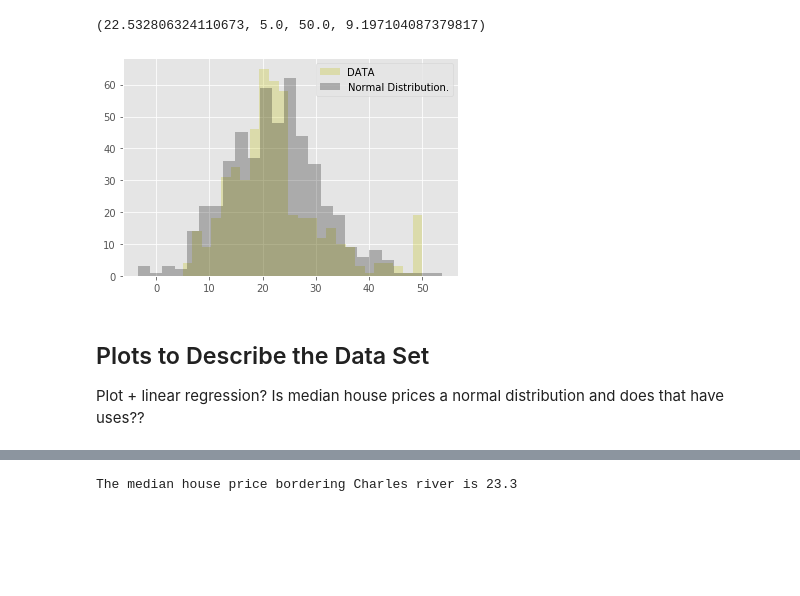
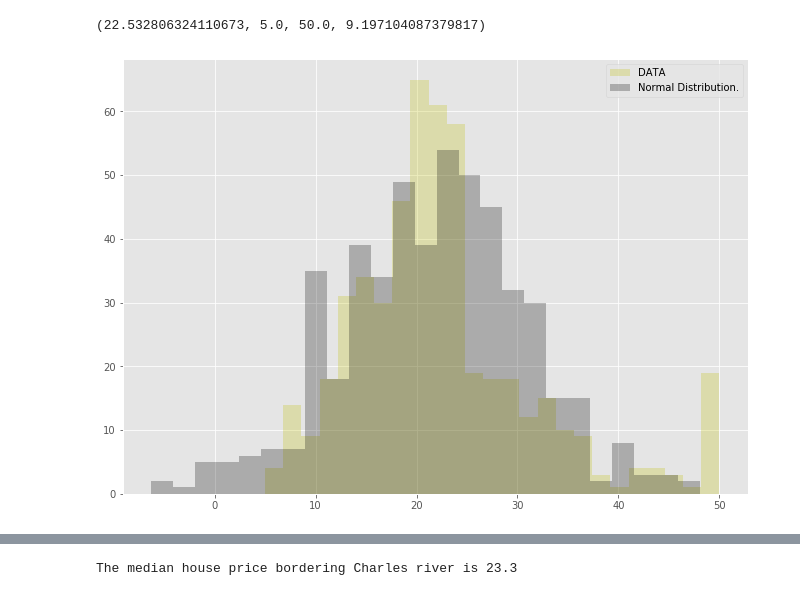
Before and after one commit to healyshane/machine-learn, a Jupyter notebook: machineAssignment.ipynb, the cells around one changed output, grey strips where cells are left out. Drawn from its saved outputs; the diff is of its cells as text; code cells hidden in the pictures; blank space fills up the shorter version.

Commit message:
Stats update, plotting, formatting

```diff
--- a/machineAssignment.ipynb
+++ b/machineAssignment.ipynb
@@ -10,7 +10,7 @@ import scipy.stats as stats
 import seaborn as sns
 
 plt.style.use('ggplot')
-plt.rcParams['figure.figsize'] = 14, 10
+plt.rcParams['figure.figsize'] = 11.2, 8
 # %%
 # Data Set from Github, https://raw.githubusercontent.com/selva86/datasets/master/BostonHousing.csv
 
@@ -88,5 +82,5 @@ From initial review, to select a subset for plotting, the above are factors that
 # %% [markdown]
 ## Visualise the median house price
 # %%
-a = df['medv']
+houseprice = df['medv']
 # %%
@@ -95,13 +89,9 @@ a.mean(), a.min(), a.max(), a.std()
 (22.532806324110673, 5.0, 50.0, 9.197104087379817)
 # %%
 # Create histograms to visualise the distribution of house prices
-plt.hist(a, bins=25, color='y', alpha=0.25, label="DATA")
+plt.hist(houseprice, bins=25, color='y', alpha=0.25, label="DATA")
 plt.hist(np.random.normal(22.53, 9.2, 506), color='k', alpha=0.25, bins = 25, label = "Normal Distribution.")
 plt.legend()
 plt.show()
 # %% [output]
-[figure, old version]
+[figure, new version]
-# %% [markdown]
-## Plots to Describe the Data Set
-Plot + linear regression?
-Is median house prices a normal distribution and does that have uses??
```
Also changed, not shown: parts of 58 cells of this notebook.
